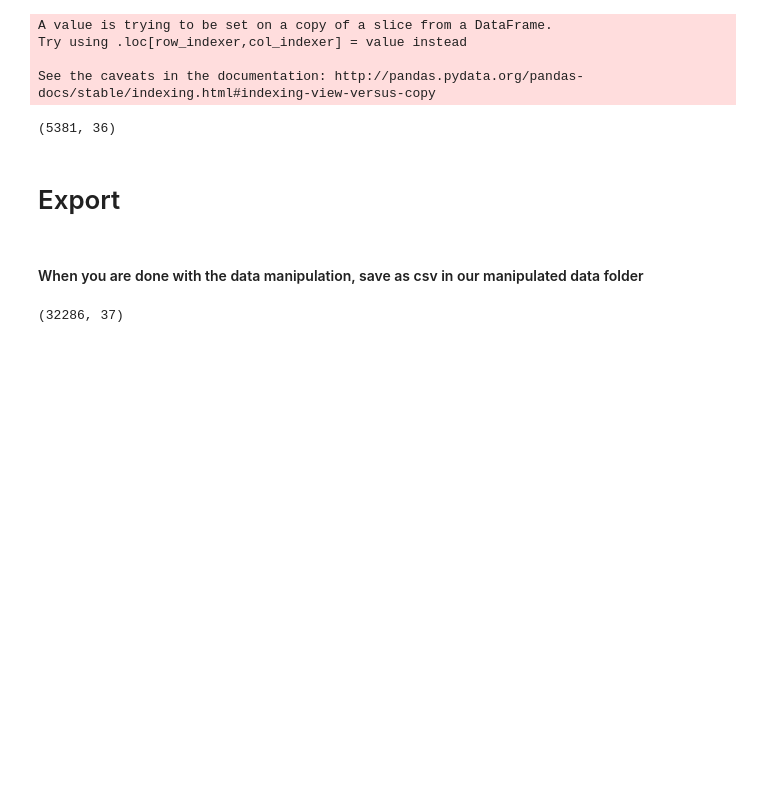
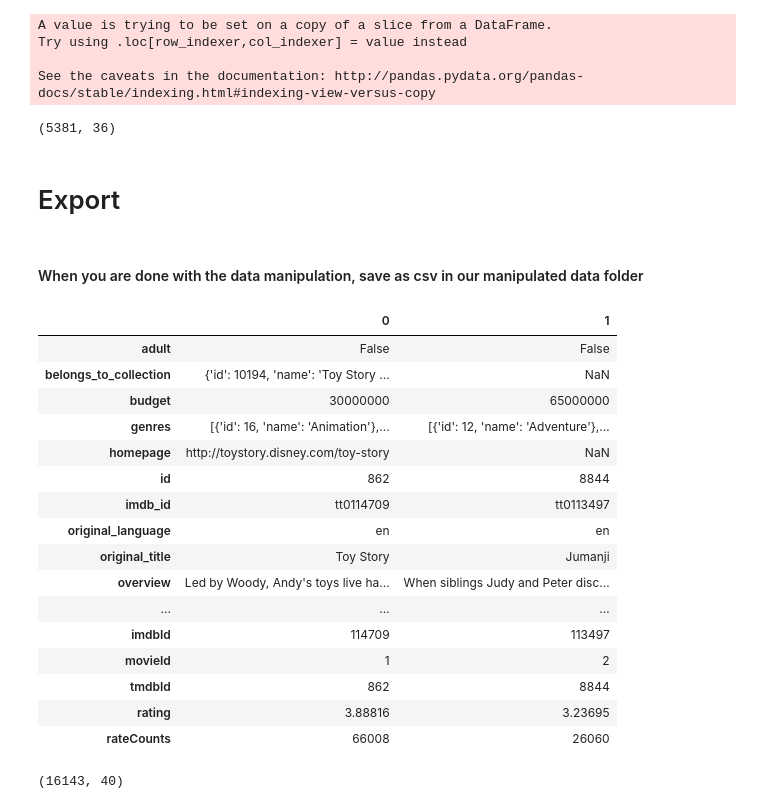
Before and after one commit to njparker1993/movie_visualization, a Jupyter notebook: master_meta_Data_Manipulation.ipynb, the cells around one changed output. Saved outputs shown, nothing was run; the diff lists cells and outputs as text; code cells hidden in the pictures; blank space fills up the shorter version.

Commit message:
added a ratingCount to meta

```diff
--- a/master_meta_Data_Manipulation.ipynb
+++ b/master_meta_Data_Manipulation.ipynb
@@ -109,8 +109,8 @@ meta['genre_3'] = genre3
 ratings = pd.read_csv('/Users/nickparker/Documents/USF_MSDS/Module_1/593-Visualization/final_project/the-movies-dataset-clean/ratings.csv')
 links = pd.read_csv('/Users/nickparker/Documents/USF_MSDS/Module_1/593-Visualization/final_project/the-movies-dataset-clean/links.csv')
 
-ratings = ratings.groupby('movieId').agg({'rating':['mean']}).reset_index() #gets average rating
-ratings.columns = ['movieId','rating']
+ratings = ratings.groupby('movieId').agg({'rating':['mean','count']}).reset_index() #gets average rating
+ratings.columns = ['movieId','rating','rateCounts']
 linkAvgRating = pd.merge(links,ratings,on='movieId',how='left')
 
 #credits = pd.read_csv('/Users/nickparker/Documents/USF_MSDS/Module_1/593-Visualization/final_project/the-movies-dataset-clean/credits.csv')
@@ -216,6 +216,26 @@ flop.shape
 # Export
 # %% [markdown]
 #### When you are done with the data manipulation, save as csv in our manipulated data folder
+# %%
+meta.head(2).T
+# %% [output]
+|  | 0 | 1 |
+| adult | False | False |
+| belongs_to_collection | {'id': 10194, 'name': 'Toy Story ... | NaN |
+| budget | 30000000 | 65000000 |
+| genres | [{'id': 16, 'name': 'Animation'},... | [{'id': 12, 'name': 'Adventure'},... |
+| homepage | http://toystory.disney.com/toy-story | NaN |
+| id | 862 | 8844 |
+| imdb_id | tt0114709 | tt0113497 |
+| original_language | en | en |
+| original_title | Toy Story | Jumanji |
+| overview | Led by Woody, Andy's toys live ha... | When siblings Judy and Peter disc... |
+| ... | ... | ... |
+| imdbId | 114709 | 113497 |
+| movieId | 1 | 2 |
+| tmdbId | 862 | 8844 |
+| rating | 3.88816 | 3.23695 |
+| rateCounts | 66008 | 26060 |
 # %%
 export_csv = meta.to_csv (r'movie_dataset_edited/meta.csv', header=True)
 #Don't forget to add '.csv' at the end of the path
@@ -226,4 +246,4 @@ export_csv = long_df.to_csv (r'movie_dataset_edited/flopSixByProdComp.csv', head
 # %%
 long_df.shape
 # %% [output]
-(32286, 37)
+(16143, 40)
```
Also changed, not shown: parts of 2 cells of this notebook, 1 other file.
